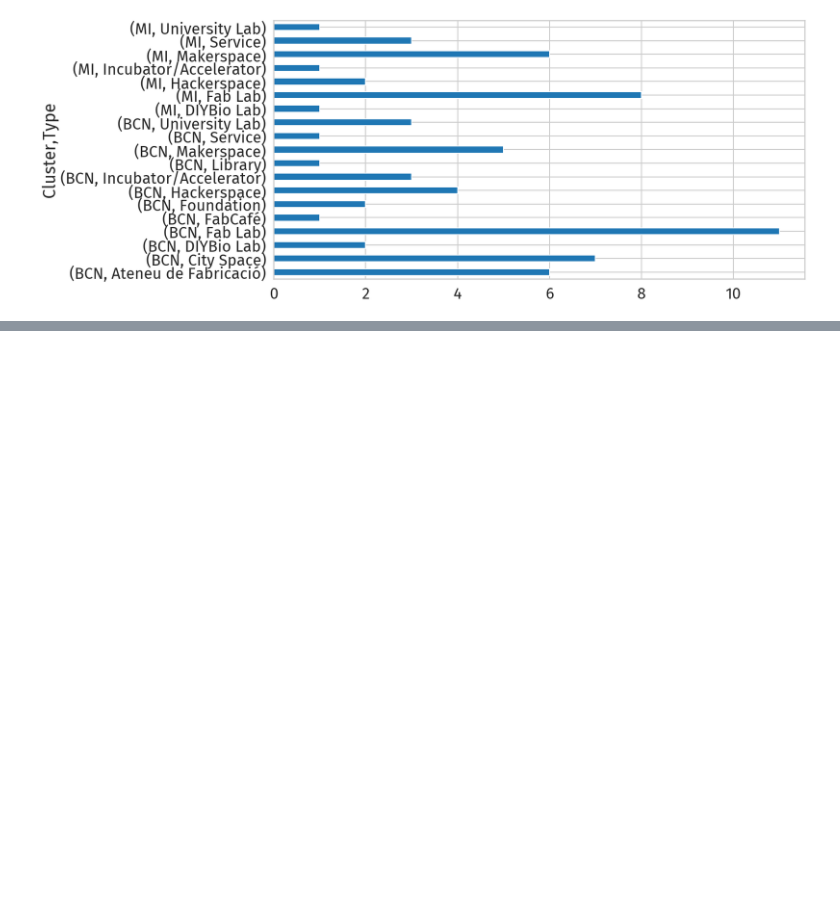
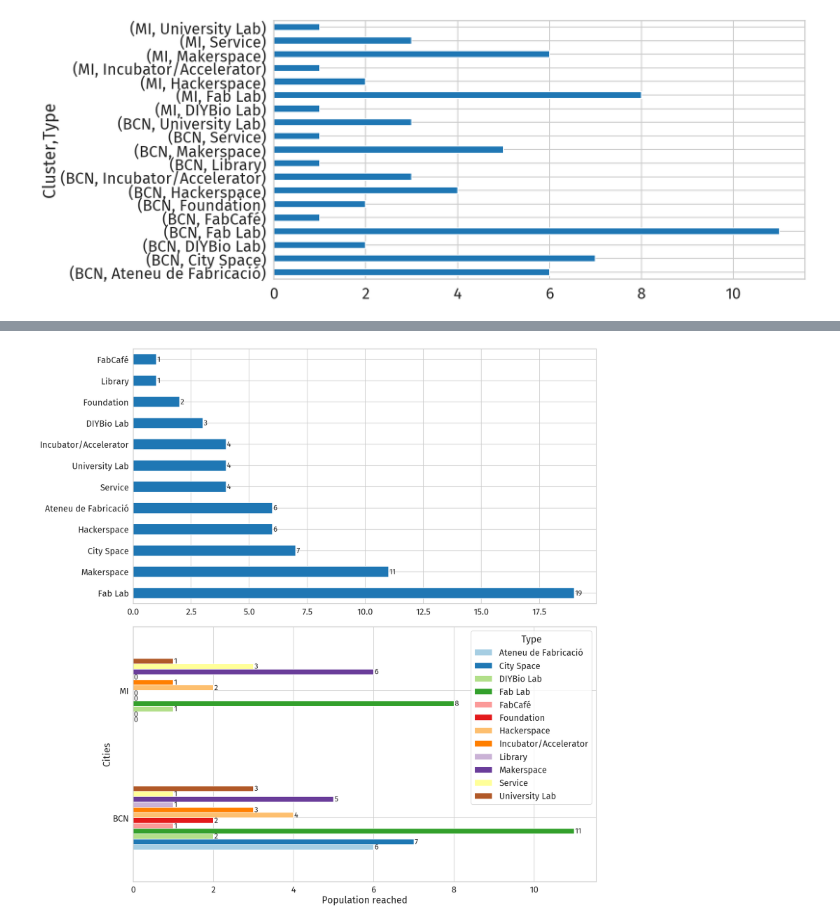
Before and after one commit to openp2pdesign/labs_access_analysis, a Jupyter notebook: 02_Plot_Stats.ipynb, the cells around one changed output, grey strips where cells are left out. Cells and saved outputs as stored; diff of their text form; code cells hidden in the pictures; blank space fills up the shorter version.

Commit message:
Export final dataset, add 2 subplots, areas to square kms

```diff
--- a/02_Plot_Stats.ipynb
+++ b/02_Plot_Stats.ipynb
@@ -155,0 +157,27 @@ plt.savefig("png/labs_cluster.png", dpi=300, bbox_inches="tight")
+# %%
+## Two plots together
+figure, axes = plt.subplots(2, 1, figsize=(30,30))
+
+data["Type"].value_counts().plot(ax=axes[0], kind="barh", legend=False)
+axes[0].bar_label(axes[0].containers[0], fmt="%d", size=28, padding=3)
+axes[0].set_xlabel('')
+axes[0].set_ylabel('')
+
+
+data.groupby(['Cluster','Type']).size().unstack().plot(ax=axes[1], kind="barh", color=sns.color_palette("Paired", len(data.groupby(['Cluster','Type']))))
+for xx in axes[1].containers:
+    axes[1].bar_label(xx, fmt="%d", size=28, padding=3)
+#plt.xlabel('City')
+#plt.xlabel('Labs')
+
+axes[1].set_xlabel('Population reached')
+axes[1].set_ylabel('Cities')
+
+#axes[1].legend(loc='upper center', bbox_to_anchor=(0.05, -0.09), ncol=5)
+
+
+plt.tight_layout()
+plt.savefig("png/labs_esp_ita_number_subplot.png", dpi=300, bbox_inches='tight')
+plt.savefig("svg/labs_esp_ita_number_subplot.svg", bbox_inches='tight')
+# %% [output]
+[figure, added]
```
Also changed, not shown: parts of 1 cell of this notebook, 57 other files.
